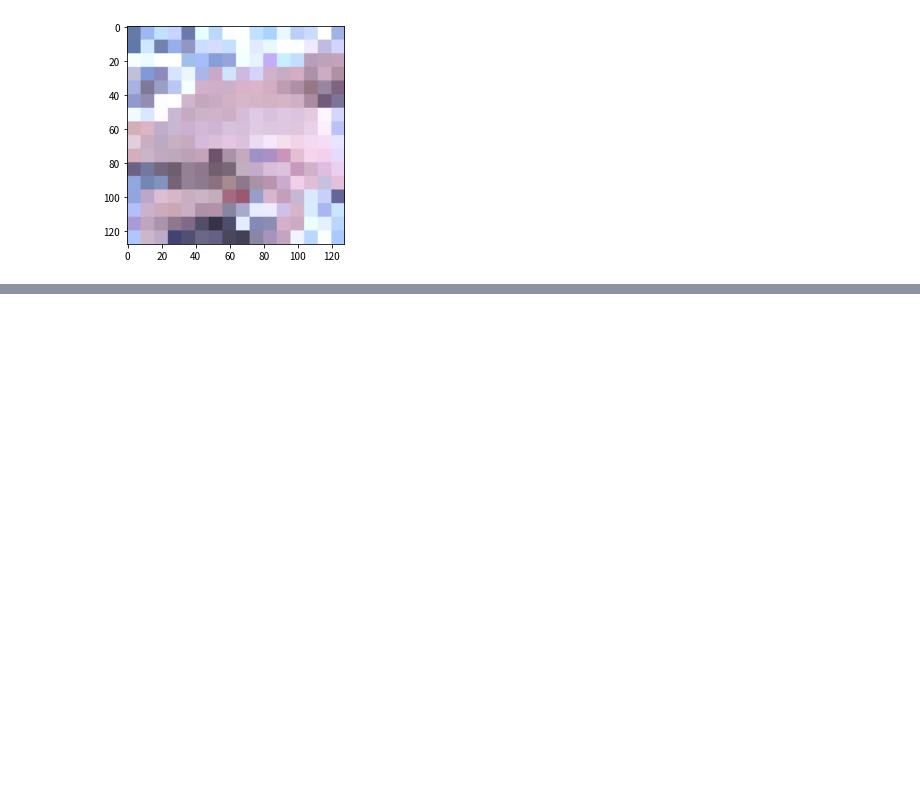
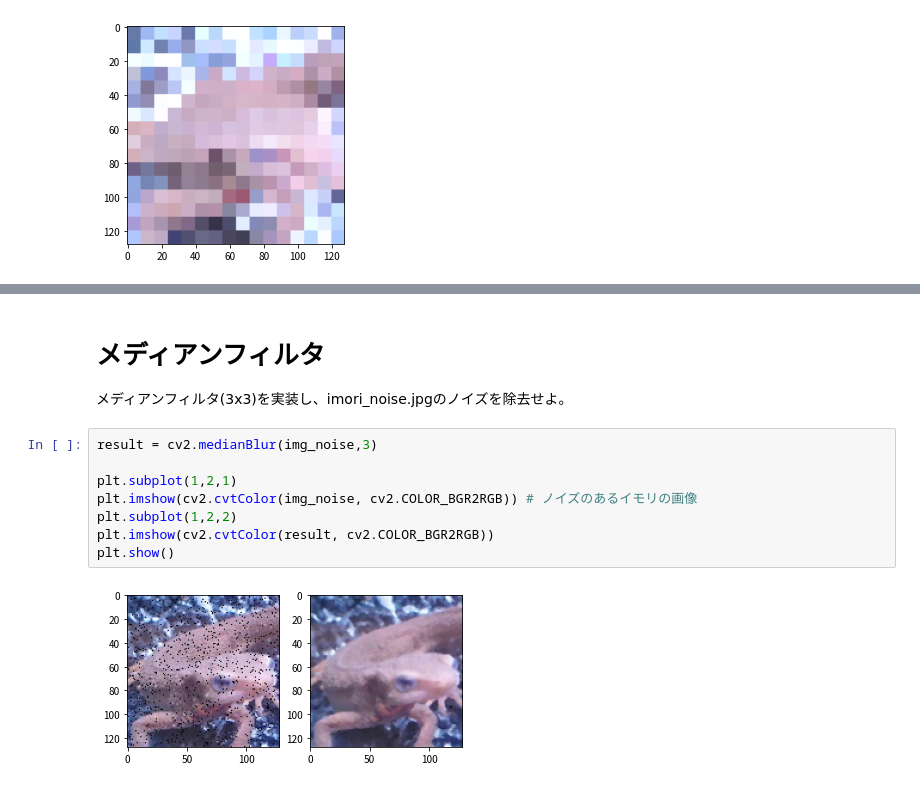
Before and after one commit to yudai0731/Gasyori100knock-1, a Jupyter notebook: Question_01_10/Myanswer.ipynb, the cells around one changed output, grey strips where cells are left out. Drawn from its saved outputs; the diff is of its cells as text; blank space fills up the shorter version.

```diff
--- a/Question_01_10/Myanswer.ipynb
+++ b/Question_01_10/Myanswer.ipynb
@@ -238,0 +258,14 @@ plt.show()
+# %% [markdown]
+# メディアンフィルタ
+
+メディアンフィルタ(3x3)を実装し、imori_noise.jpgのノイズを除去せよ。
+# %%
+result = cv2.medianBlur(img_noise,3)
+
+plt.subplot(1,2,1)
+plt.imshow(cv2.cvtColor(img_noise, cv2.COLOR_BGR2RGB)) # ノイズのあるイモリの画像
+plt.subplot(1,2,2)
+plt.imshow(cv2.cvtColor(result, cv2.COLOR_BGR2RGB))
+plt.show()
+# %% [output]
+[figure, added]
```
Also changed, not shown: parts of 2 cells of this notebook.
